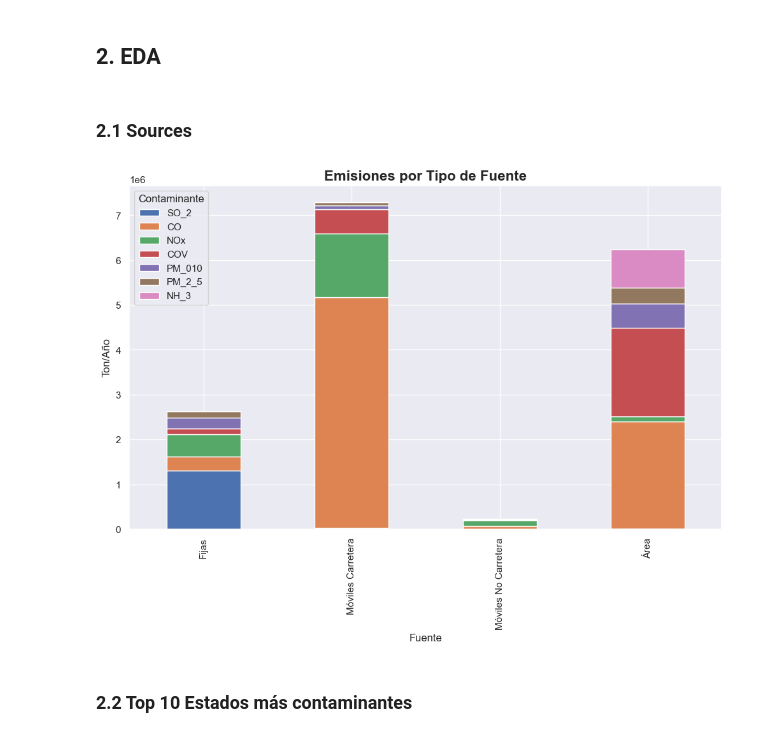
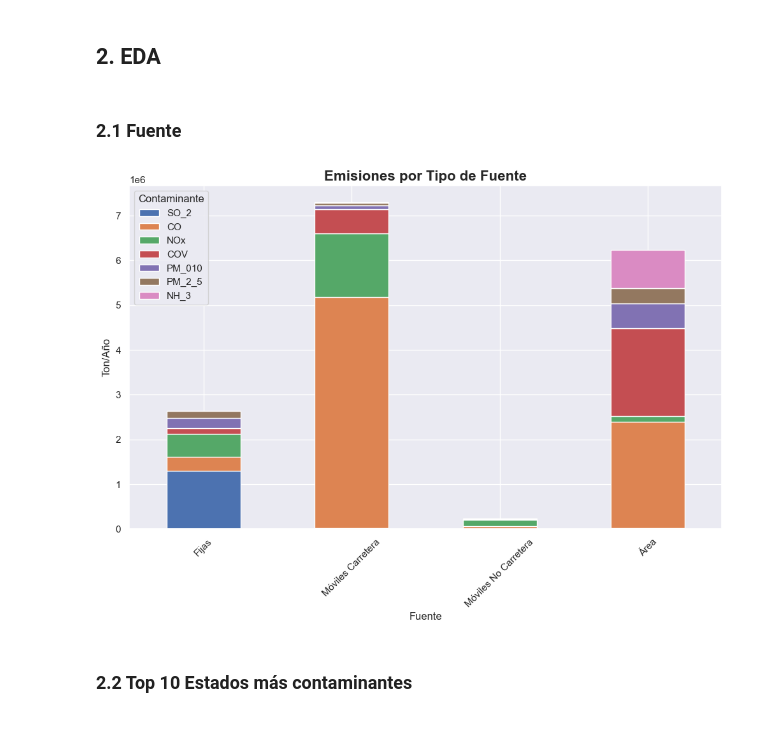
Before and after one commit to AndrsGzRo/mexico-emissions-eda-ml, a Jupyter notebook: 01_EDA.ipynb, the cells around one changed output. Saved outputs shown, nothing was run; the diff lists cells and outputs as text; code cells hidden in the pictures.

```diff
--- a/01_EDA.ipynb
+++ b/01_EDA.ipynb
@@ -158,19 +157,20 @@ See the caveats in the documentation: https://pandas.pydata.org/pandas-docs/stab
 
 sns.set_theme(style='darkgrid')
 # %% [markdown]
-### 2.1 Sources
+### 2.1 Fuente
 # %%
 df_sources = (
     df_clean.groupby('Tipo_de_Fuente')[['SO_2','CO','NOx','COV','PM_010','PM_2_5','NH_3']].sum()
 )
 df_sources.plot(kind='bar',stacked=True,figsize=(12,7))
 plt.ylabel('Ton/Año')
 plt.xlabel('Fuente')
+plt.xticks(rotation=45)
 plt.title('Emisiones por Tipo de Fuente',fontsize=16,fontweight='bold')
 plt.legend(title='Contaminante')
 plt.show()
 # %% [output]
-[figure, old version]
+[figure, new version]
 # %% [markdown]
 ### 2.2 Top 10 Estados más contaminantes
 # %%
```
Also changed, not shown: parts of 20 cells of this notebook.
